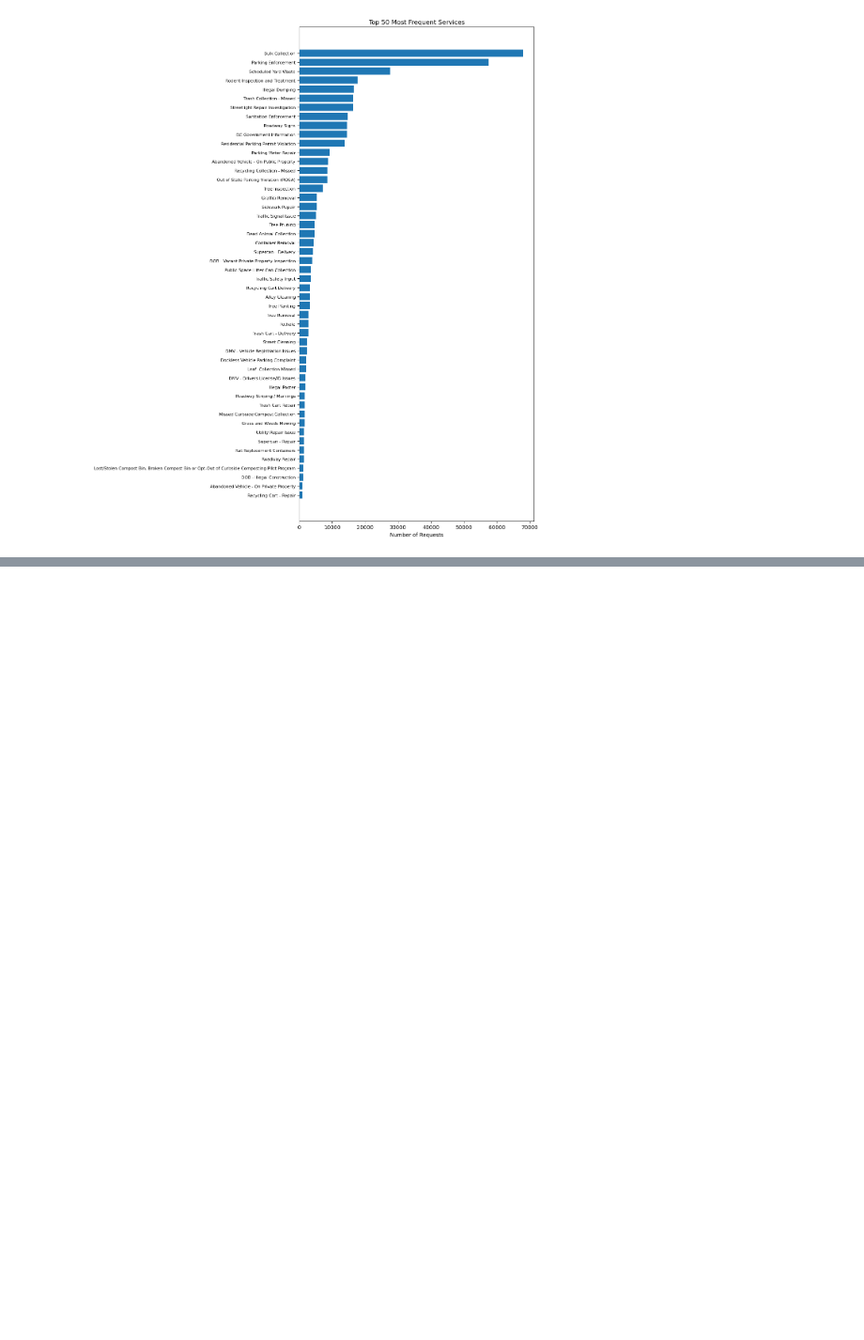
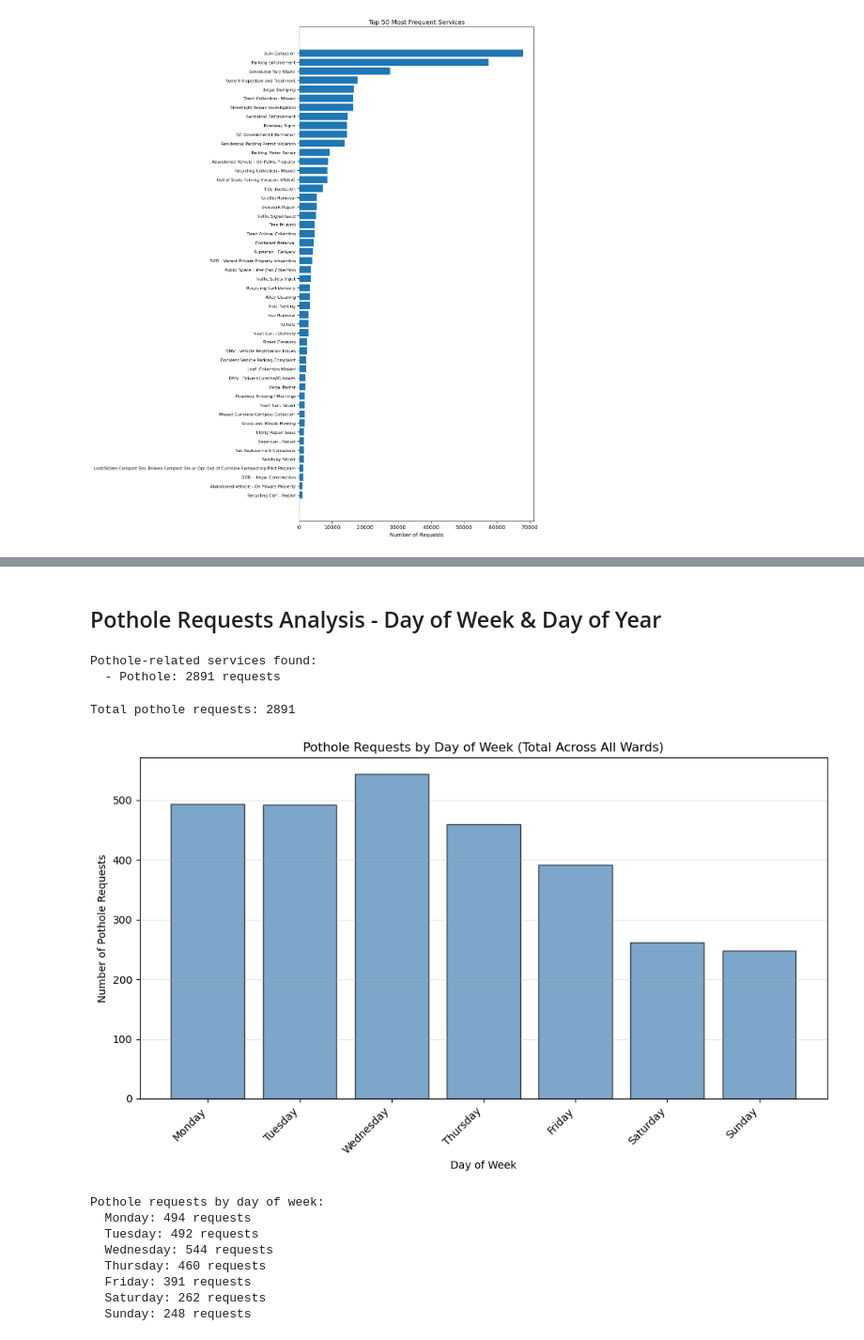
Before and after one commit to Erdos-Projects/spring-2026-dc-311, a Jupyter notebook: eda_2023.ipynb, the cells around one changed output, grey strips where cells are left out. Shown at 94% size. Drawn from its saved outputs; the diff is of its cells as text; code cells hidden in the pictures; blank space fills up the shorter version.

```diff
--- a/eda_2023.ipynb
+++ b/eda_2023.ipynb
@@ -212,0 +462,51 @@ plt.show()
+# %% [markdown]
+## Pothole Requests Analysis - Day of Week & Day of Year
+# %%
+# First, let's find what pothole-related services exist in the data
+pothole_services = df[df['SERVICECODEDESCRIPTION'].str.contains('pothole', case=False, na=False)]['SERVICECODEDESCRIPTION'].unique()
+print("Pothole-related services found:")
+for service in pothole_services:
+    count = len(df[df['SERVICECODEDESCRIPTION'] == service])
+    print(f"  - {service}: {count} requests")
+# %% [output]
+Pothole-related services found:
+  - Pothole: 2891 requests
+# %%
+# Filter for pothole requests and add day of week
+df_potholes = df[df['SERVICECODEDESCRIPTION'].str.contains('pothole', case=False, na=False)].copy()
+df_potholes['DAY_OF_WEEK'] = df_potholes['ADDDATE'].dt.dayofweek  # Monday=0, Sunday=6
+df_potholes['DAY_NAME'] = df_potholes['ADDDATE'].dt.day_name()
+
+print(f"Total pothole requests: {len(df_potholes)}")
+# %% [output]
+Total pothole requests: 2891
+# %%
+# Plot pothole requests by day of week
+requests_by_dow = df_potholes.groupby('DAY_OF_WEEK').size()
+day_names = ['Monday', 'Tuesday', 'Wednesday', 'Thursday', 'Friday', 'Saturday', 'Sunday']
+
+fig, ax = plt.subplots(figsize=(10, 6))
+ax.bar(range(7), [requests_by_dow.get(i, 0) for i in range(7)], color='steelblue', edgecolor='black', alpha=0.7)
+ax.set_xticks(range(7))
+ax.set_xticklabels(day_names, rotation=45, ha='right')
+ax.set_xlabel('Day of Week')
+ax.set_ylabel('Number of Pothole Requests')
+ax.set_title('Pothole Requests by Day of Week (Total Across All Wards)')
+ax.grid(True, axis='y', alpha=0.3)
+plt.tight_layout()
+plt.show()
+
+print("\nPothole requests by day of week:")
+for i, day in enumerate(day_names):
+    count = requests_by_dow.get(i, 0)
+    print(f"  {day}: {count} requests")
+# %% [output]
+[figure, added]
+Pothole requests by day of week:
+  Monday: 494 requests
+  Tuesday: 492 requests
+  Wednesday: 544 requests
+  Thursday: 460 requests
+  Friday: 391 requests
+  Saturday: 262 requests
+  Sunday: 248 requests
```
Also changed, not shown: parts of 34 cells of this notebook, 2 other files.
